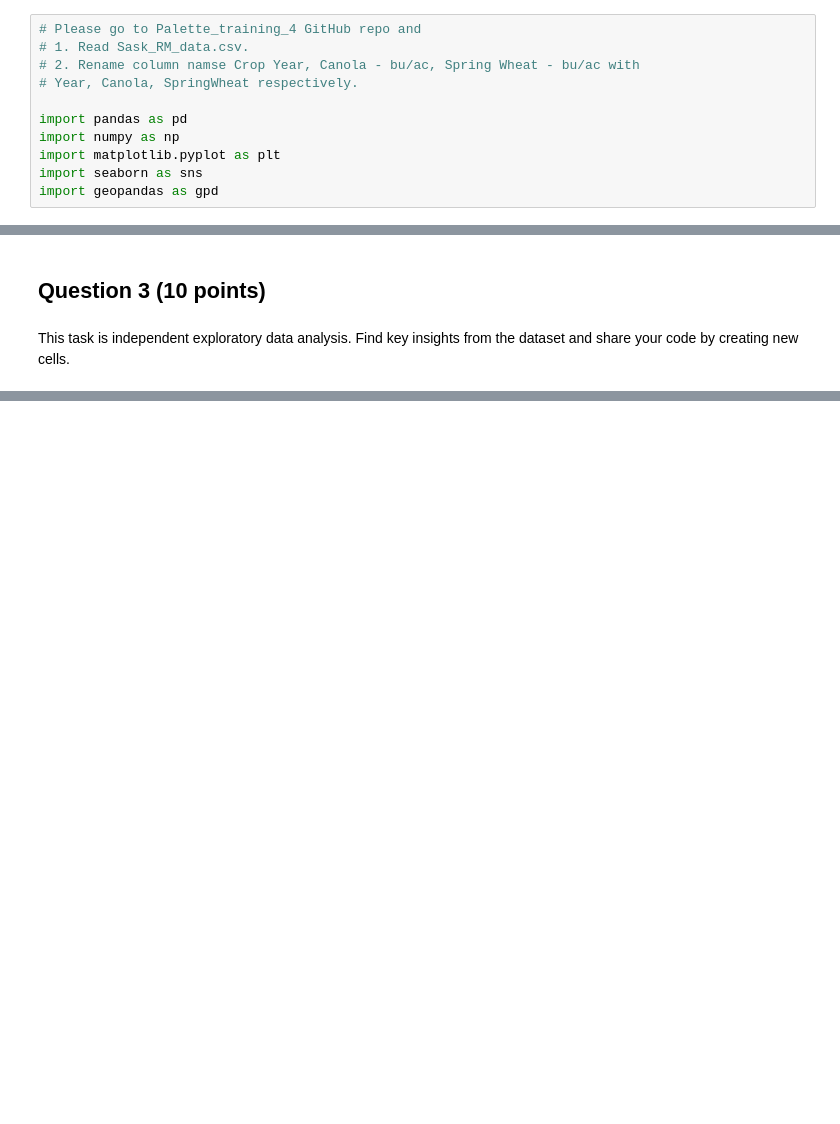
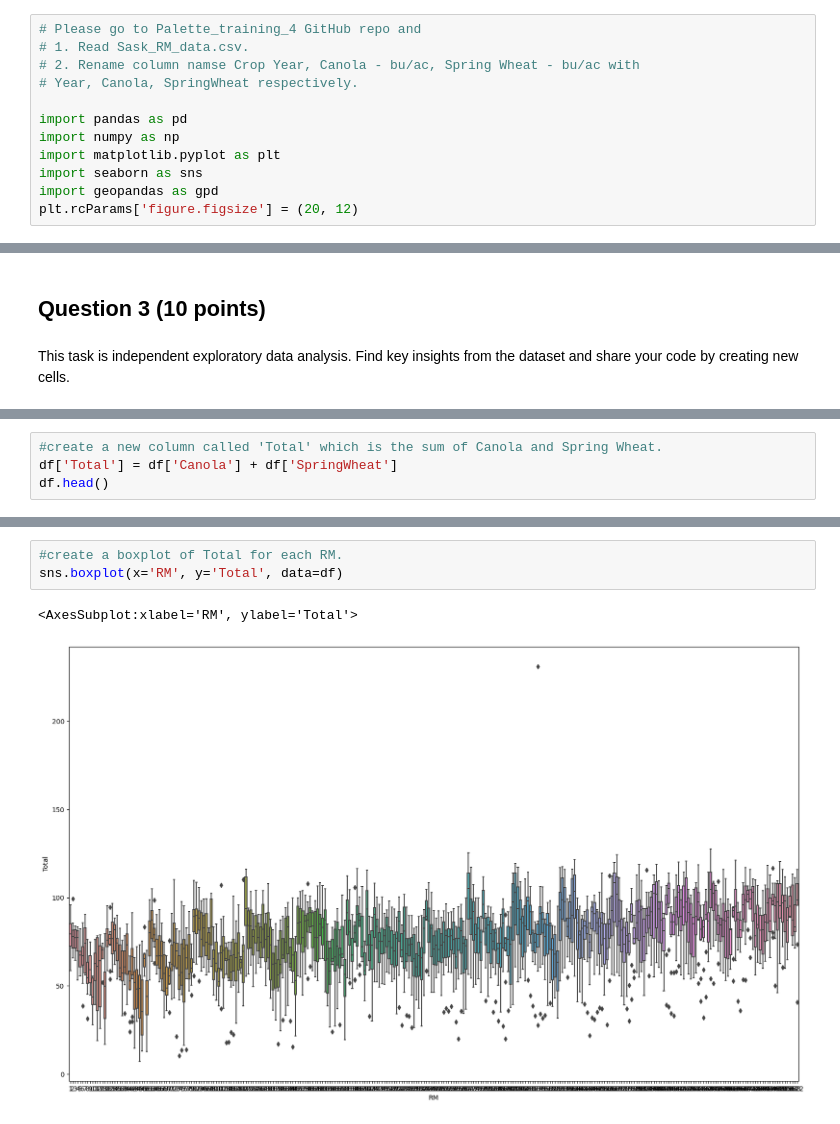
Before and after one commit to Metaluv/Palette_Training, a Jupyter notebook: Palette_training_4-main/Assignment_4.ipynb, the cells around one changed output, grey strips where cells are left out. Cells and saved outputs as stored; diff of their text form; blank space fills up the shorter version.

```diff
--- a/Palette_training_4-main/Assignment_4.ipynb
+++ b/Palette_training_4-main/Assignment_4.ipynb
@@ -16,6 +16,7 @@ import numpy as np
 import matplotlib.pyplot as plt
 import seaborn as sns
 import geopandas as gpd
+plt.rcParams['figure.figsize'] = (20, 12)
 # %%
 # 1. Read csv file by using pandas
 
@@ -149,0 +238,4 @@ This task is independent exploratory data analysis. Find key insights from the d
+# %%
+#create a new column called 'Total' which is the sum of Canola and Spring Wheat.
+df['Total'] = df['Canola'] + df['SpringWheat']
+df.head()
@@ -149,0 +249,6 @@ This task is independent exploratory data analysis. Find key insights from the d
+# %%
+#create a boxplot of Total for each RM.
+sns.boxplot(x='RM', y='Total', data=df)
+# %% [output]
+<AxesSubplot:xlabel='RM', ylabel='Total'>
+[figure, added]
```
Also changed, not shown: parts of 16 cells of this notebook.
